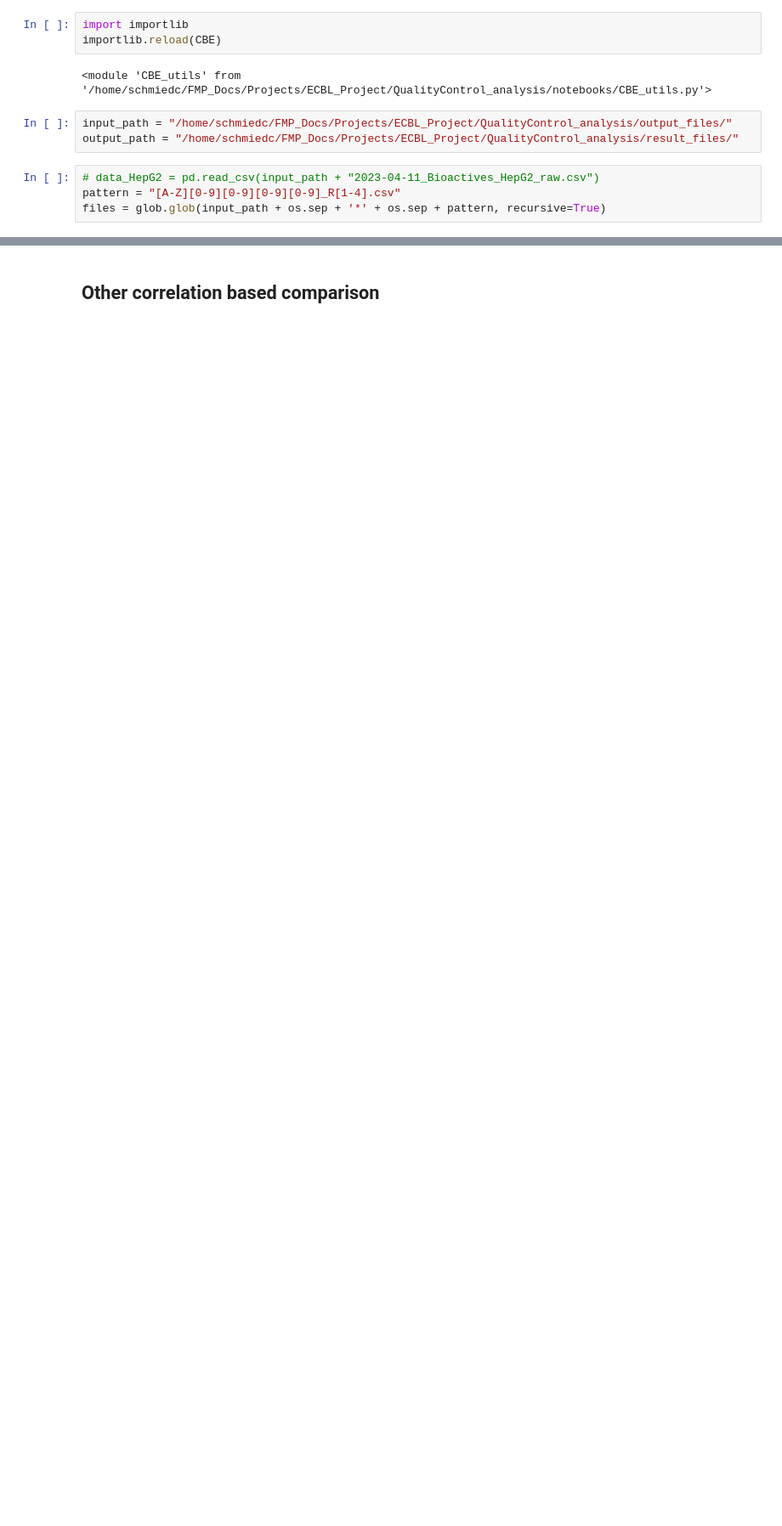
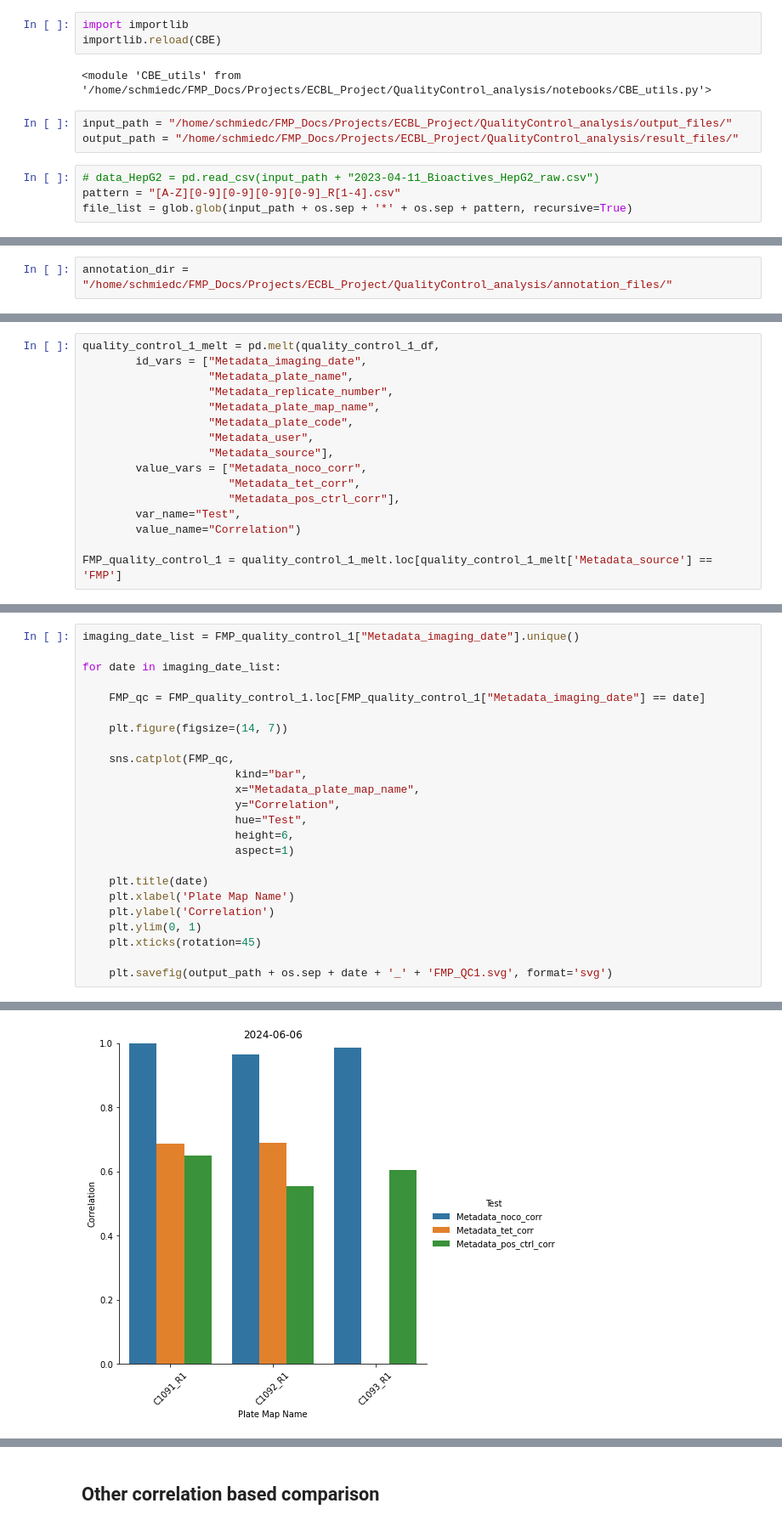
Before and after one commit to schmiedc/ECBL_quality_control, a Jupyter notebook: 03_normalization.ipynb, the cells around one changed output, grey strips where cells are left out. Shown at 85% size. Saved outputs shown, nothing was run; the diff lists cells and outputs as text; blank space fills up the shorter version.

Commit message:
Added visualization of QC

```diff
--- a/03_normalization.ipynb
+++ b/03_normalization.ipynb
@@ -20,5 +24,5 @@ output_path = "/home/schmiedc/FMP_Docs/Projects/ECBL_Project/QualityControl_anal
 # %%
 # data_HepG2 = pd.read_csv(input_path + "2023-04-11_Bioactives_HepG2_raw.csv")
 pattern = "[A-Z][0-9][0-9][0-9][0-9]_R[1-4].csv"
-files = glob.glob(input_path + os.sep + '*' + os.sep + pattern, recursive=True)
+file_list = glob.glob(input_path + os.sep + '*' + os.sep + pattern, recursive=True)
 # %%
@@ -109,0 +168,2 @@ dataframe_normalized
+# %%
+annotation_dir = "/home/schmiedc/FMP_Docs/Projects/ECBL_Project/QualityControl_analysis/annotation_files/"
@@ -109,0 +328,16 @@ dataframe_normalized
+# %%
+quality_control_1_melt = pd.melt(quality_control_1_df,
+        id_vars = ["Metadata_imaging_date",
+                   "Metadata_plate_name",
+                   "Metadata_replicate_number",
+                   "Metadata_plate_map_name",
+                   "Metadata_plate_code",
+                   "Metadata_user",
+                   "Metadata_source"],
+        value_vars = ["Metadata_noco_corr",
+                      "Metadata_tet_corr",
+                      "Metadata_pos_ctrl_corr"],
+        var_name="Test",
+        value_name="Correlation")
+
+FMP_quality_control_1 = quality_control_1_melt.loc[quality_control_1_melt['Metadata_source'] == 'FMP']
@@ -109,0 +346,25 @@ dataframe_normalized
+# %%
+imaging_date_list = FMP_quality_control_1["Metadata_imaging_date"].unique()
+
+for date in imaging_date_list:
+
+    FMP_qc = FMP_quality_control_1.loc[FMP_quality_control_1["Metadata_imaging_date"] == date]
+
+    plt.figure(figsize=(14, 7))
+
+    sns.catplot(FMP_qc,
+                       kind="bar",
+                       x="Metadata_plate_map_name",
+                       y="Correlation",
+                       hue="Test",
+                       height=6,
+                       aspect=1)
+
+    plt.title(date)
+    plt.xlabel('Plate Map Name')
+    plt.ylabel('Correlation')
+    plt.ylim(0, 1)
+    plt.xticks(rotation=45)
+
+    plt.savefig(output_path + os.sep + date + '_' + 'FMP_QC1.svg', format='svg')
+# %% [output]
@@ -109,0 +372 @@ dataframe_normalized
+[figure, added]
```
Also changed, not shown: parts of 36 cells of this notebook.
